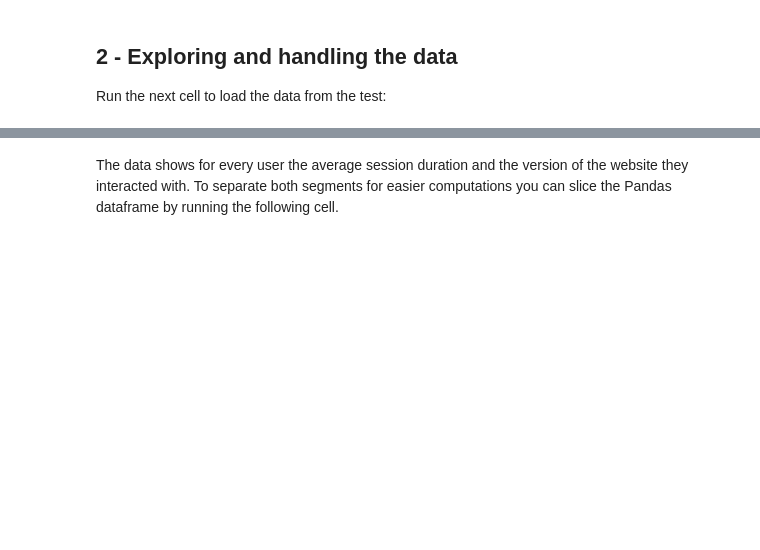
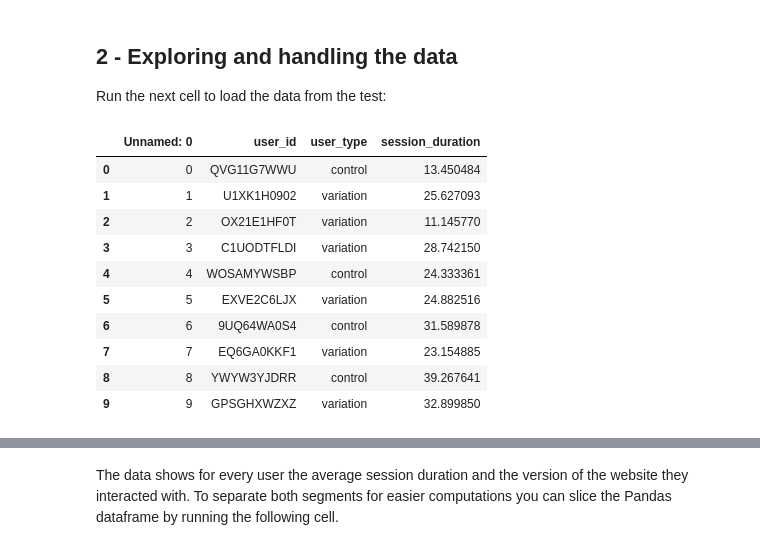
Before and after one commit to ArviandanaR/Praktikum-Data-Mining-2024, a Jupyter notebook: Laprak UTS/LAPRAK_UTS_PDM_Bagian_1.ipynb, the cells around one changed output, grey strips where cells are left out. Drawn from its saved outputs; the diff is of its cells as text; code cells hidden in the pictures; blank space fills up the shorter version.

```diff
--- a/Laprak UTS/LAPRAK_UTS_PDM_Bagian_1.ipynb
+++ b/Laprak UTS/LAPRAK_UTS_PDM_Bagian_1.ipynb
@@ -42,9 +43,21 @@ Without further considerations you decide to run the test for 20 days by randoml
 Run the next cell to load the data from the test:
 # %%
 # Load the data from the test using pd.read_csv
-data = pd.read_csv("/content/drive/MyDrive/SEMESTER 6 WAW/Asprak Datmin/Data Nomor 1.csv")
+data = pd.read_csv("Laprak UTS\Data Nomor 1.csv")
 
 # Print the first 10 rows
 data.head(10)
+# %% [output]
+|  | Unnamed: 0 | user_id | user_type | session_duration |
+| 0 | 0 | QVG11G7WWU | control | 13.450484 |
+| 1 | 1 | U1XK1H0902 | variation | 25.627093 |
+| 2 | 2 | OX21E1HF0T | variation | 11.145770 |
+| 3 | 3 | C1UODTFLDI | variation | 28.742150 |
+| 4 | 4 | WOSAMYWSBP | control | 24.333361 |
+| 5 | 5 | EXVE2C6LJX | variation | 24.882516 |
+| 6 | 6 | 9UQ64WA0S4 | control | 31.589878 |
+| 7 | 7 | EQ6GA0KKF1 | variation | 23.154885 |
+| 8 | 8 | YWYW3YJDRR | control | 39.267641 |
+| 9 | 9 | GPSGHXWZXZ | variation | 32.899850 |
 # %%
 print(f"The dataset size is: {len(data)}")
```
Also changed, not shown: parts of 10 cells of this notebook, 6 other files.
